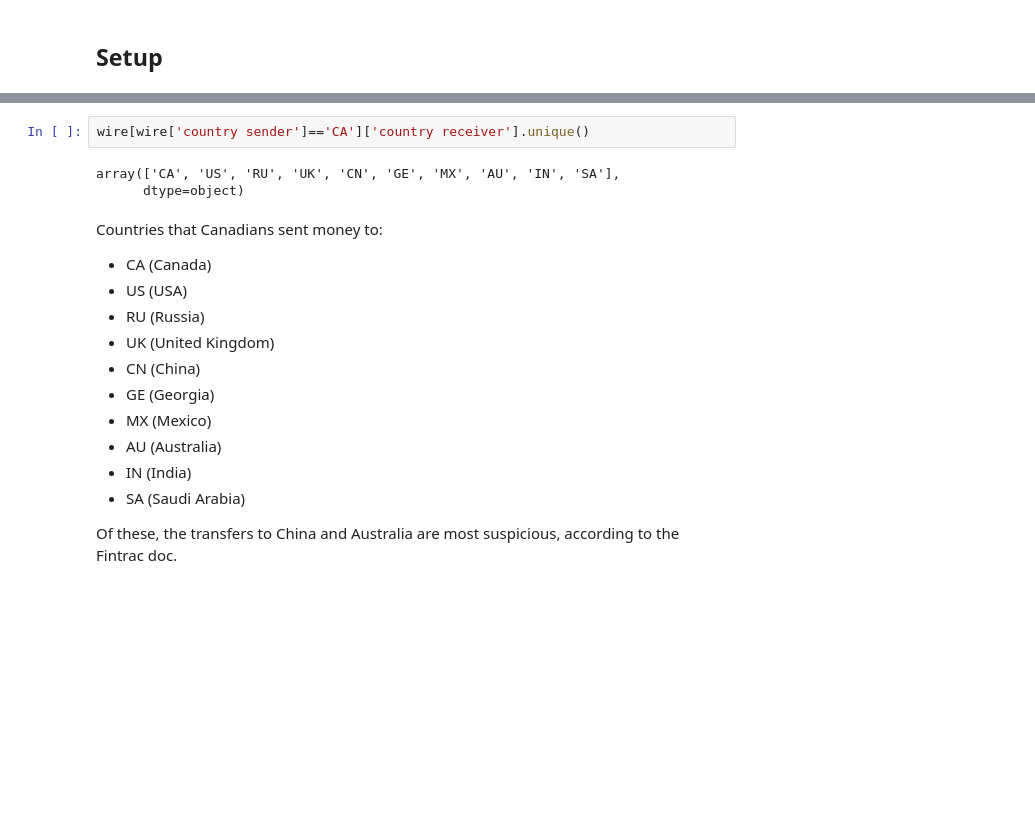
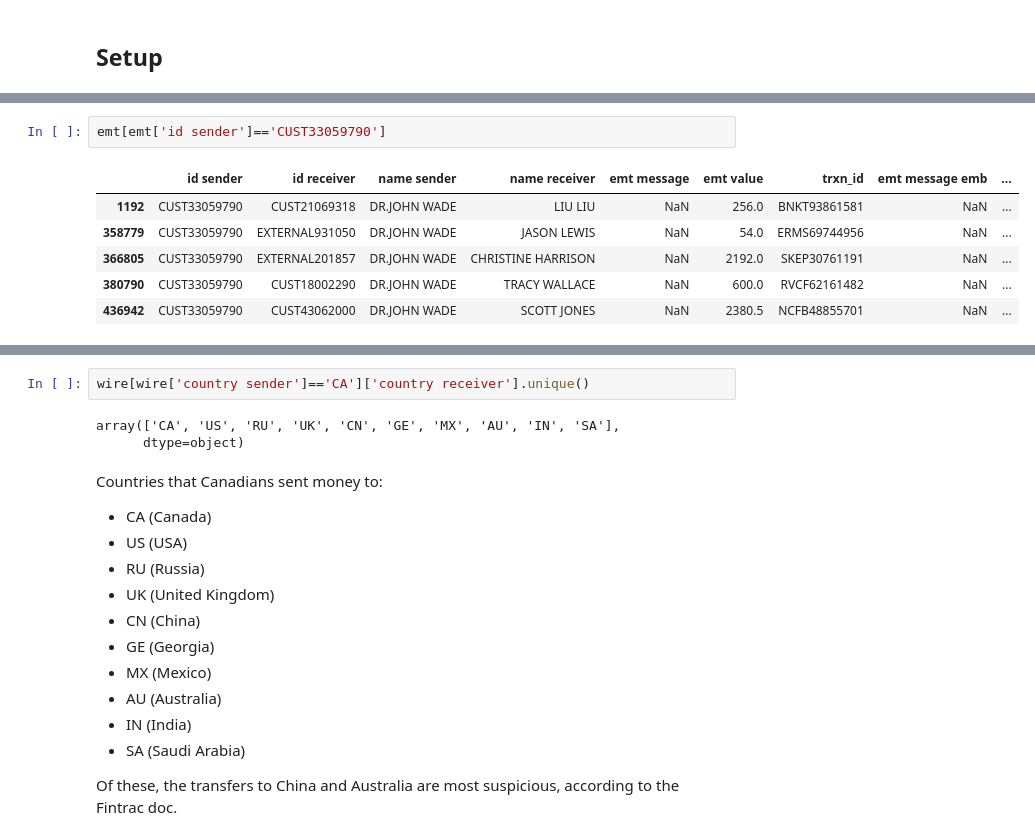
Before and after one commit to jwardbond/2023-imi-bigdata, a Jupyter notebook: eda/maaz_tasktwo.ipynb, the cells around one changed output, grey strips where cells are left out. Cells and saved outputs as stored; diff of their text form; blank space fills up the shorter version.

```diff
--- a/eda/maaz_tasktwo.ipynb
+++ b/eda/maaz_tasktwo.ipynb
@@ -13,0 +66,9 @@ wire = pd.read_csv("wire_trxns.csv")
+# %%
+emt[emt['id sender']=='CUST33059790']
+# %% [output]
+|  | id sender | id receiver | name sender | name receiver | emt message | emt value | trxn_id | emt message emb | ... |
+| 1192 | CUST33059790 | CUST21069318 | DR.JOHN WADE | LIU LIU | NaN | 256.0 | BNKT93861581 | NaN | ... |
+| 358779 | CUST33059790 | EXTERNAL931050 | DR.JOHN WADE | JASON LEWIS | NaN | 54.0 | ERMS69744956 | NaN | ... |
+| 366805 | CUST33059790 | EXTERNAL201857 | DR.JOHN WADE | CHRISTINE HARRISON | NaN | 2192.0 | SKEP30761191 | NaN | ... |
+| 380790 | CUST33059790 | CUST18002290 | DR.JOHN WADE | TRACY WALLACE | NaN | 600.0 | RVCF62161482 | NaN | ... |
+| 436942 | CUST33059790 | CUST43062000 | DR.JOHN WADE | SCOTT JONES | NaN | 2380.5 | NCFB48855701 | NaN | ... |
```
Also changed, not shown: parts of 18 cells of this notebook, 2 other files.
